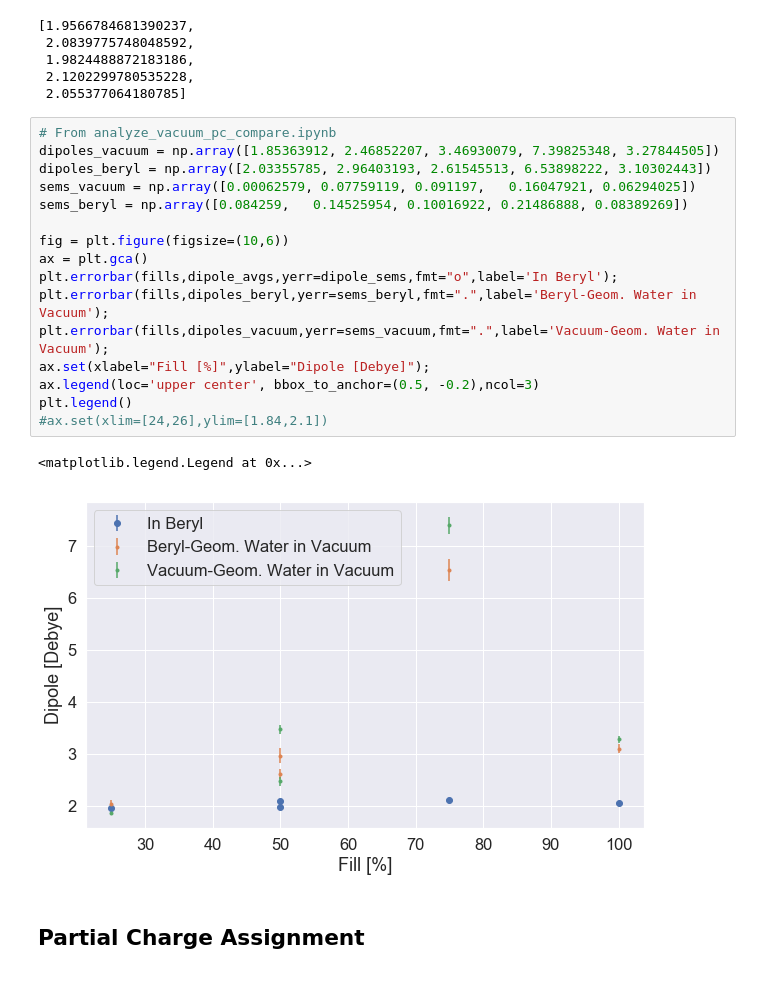
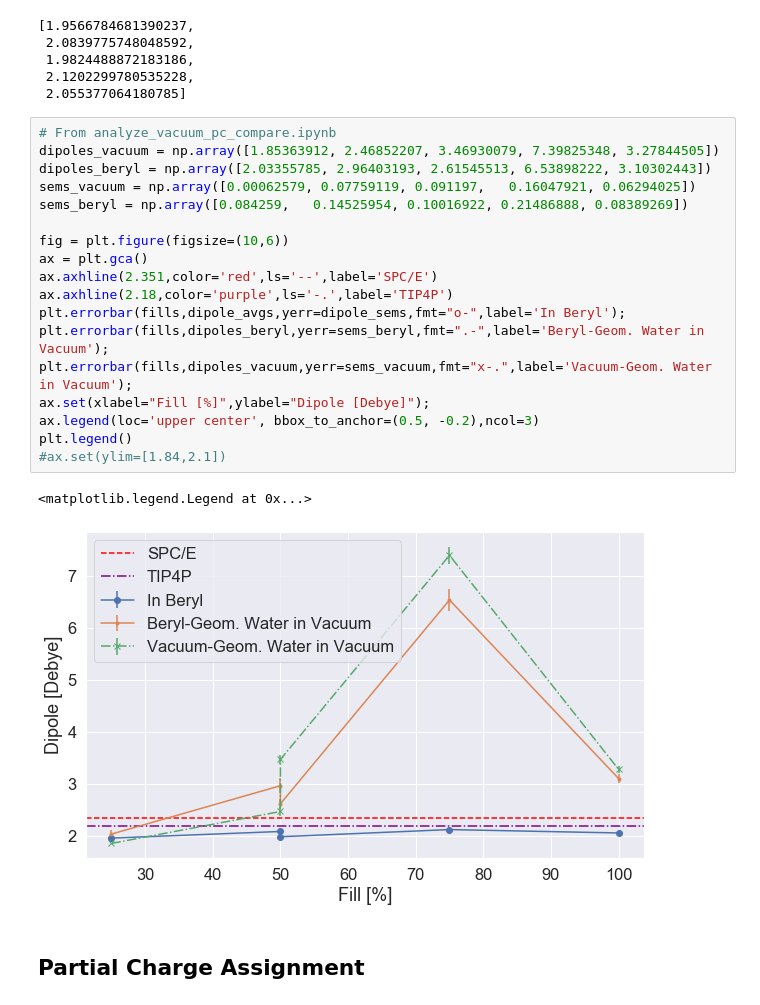
Before and after one commit to gvermillion/msc_thesis, a Jupyter notebook: partial_charge/beryl/analyze_beryl_pc.ipynb, the cells around one changed output. Saved outputs shown, nothing was run; the diff lists cells and outputs as text.

```diff
--- a/partial_charge/beryl/analyze_beryl_pc.ipynb
+++ b/partial_charge/beryl/analyze_beryl_pc.ipynb
@@ -233,22 +233,24 @@ dipole_avgs
 # %%
 # From analyze_vacuum_pc_compare.ipynb
 dipoles_vacuum = np.array([1.85363912, 2.46852207, 3.46930079, 7.39825348, 3.27844505])
 dipoles_beryl = np.array([2.03355785, 2.96403193, 2.61545513, 6.53898222, 3.10302443])
 sems_vacuum = np.array([0.00062579, 0.07759119, 0.091197,   0.16047921, 0.06294025])
 sems_beryl = np.array([0.084259,   0.14525954, 0.10016922, 0.21486888, 0.08389269])
 
 fig = plt.figure(figsize=(10,6))
 ax = plt.gca()
-plt.errorbar(fills,dipole_avgs,yerr=dipole_sems,fmt="o",label='In Beryl');
-plt.errorbar(fills,dipoles_beryl,yerr=sems_beryl,fmt=".",label='Beryl-Geom. Water in Vacuum');
-plt.errorbar(fills,dipoles_vacuum,yerr=sems_vacuum,fmt=".",label='Vacuum-Geom. Water in Vacuum');
+ax.axhline(2.351,color='red',ls='--',label='SPC/E')
+ax.axhline(2.18,color='purple',ls='-.',label='TIP4P')
+plt.errorbar(fills,dipole_avgs,yerr=dipole_sems,fmt="o-",label='In Beryl');
+plt.errorbar(fills,dipoles_beryl,yerr=sems_beryl,fmt=".-",label='Beryl-Geom. Water in Vacuum');
+plt.errorbar(fills,dipoles_vacuum,yerr=sems_vacuum,fmt="x-.",label='Vacuum-Geom. Water in Vacuum');
 ax.set(xlabel="Fill [%]",ylabel="Dipole [Debye]");
 ax.legend(loc='upper center', bbox_to_anchor=(0.5, -0.2),ncol=3)
 plt.legend()
-#ax.set(xlim=[24,26],ylim=[1.84,2.1])
+#ax.set(ylim=[1.84,2.1])
 # %% [output]
 <matplotlib.legend.Legend at 0x...>
-[figure, old version]
+[figure, new version]
 # %% [markdown]
 ## Partial Charge Assignment
 # %%
```
Also changed, not shown: parts of 1 cell of this notebook, 2 other files.
